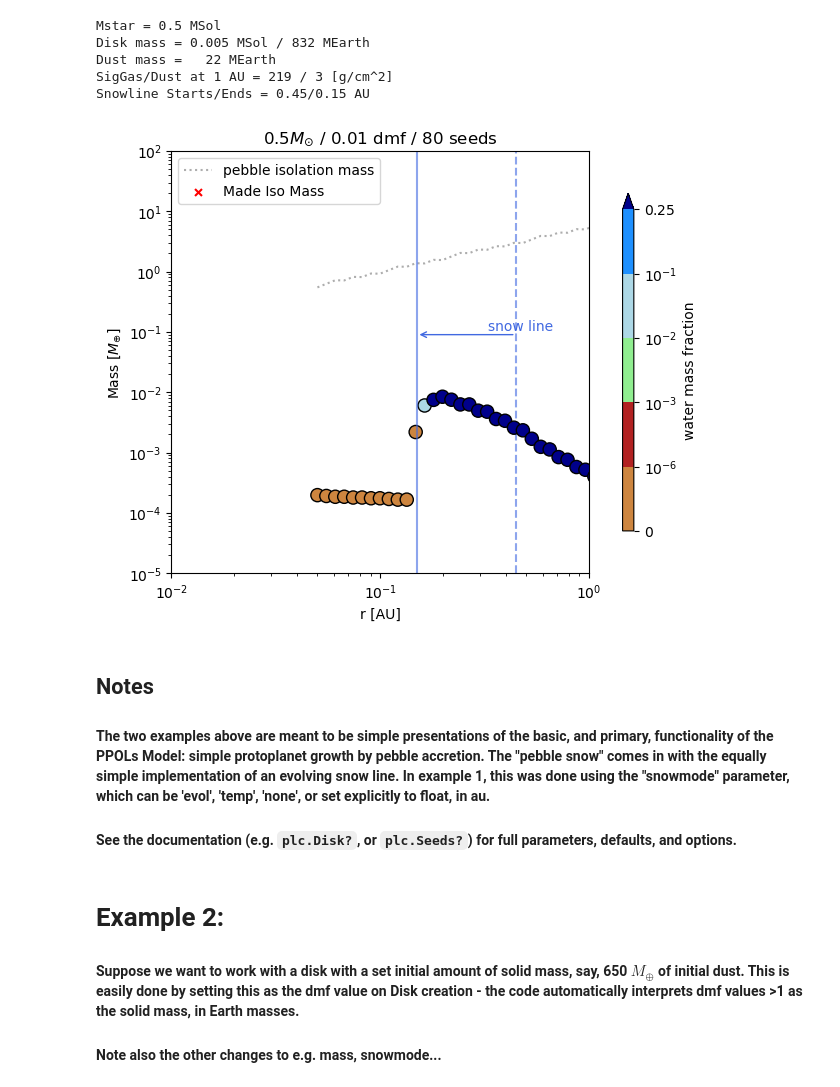
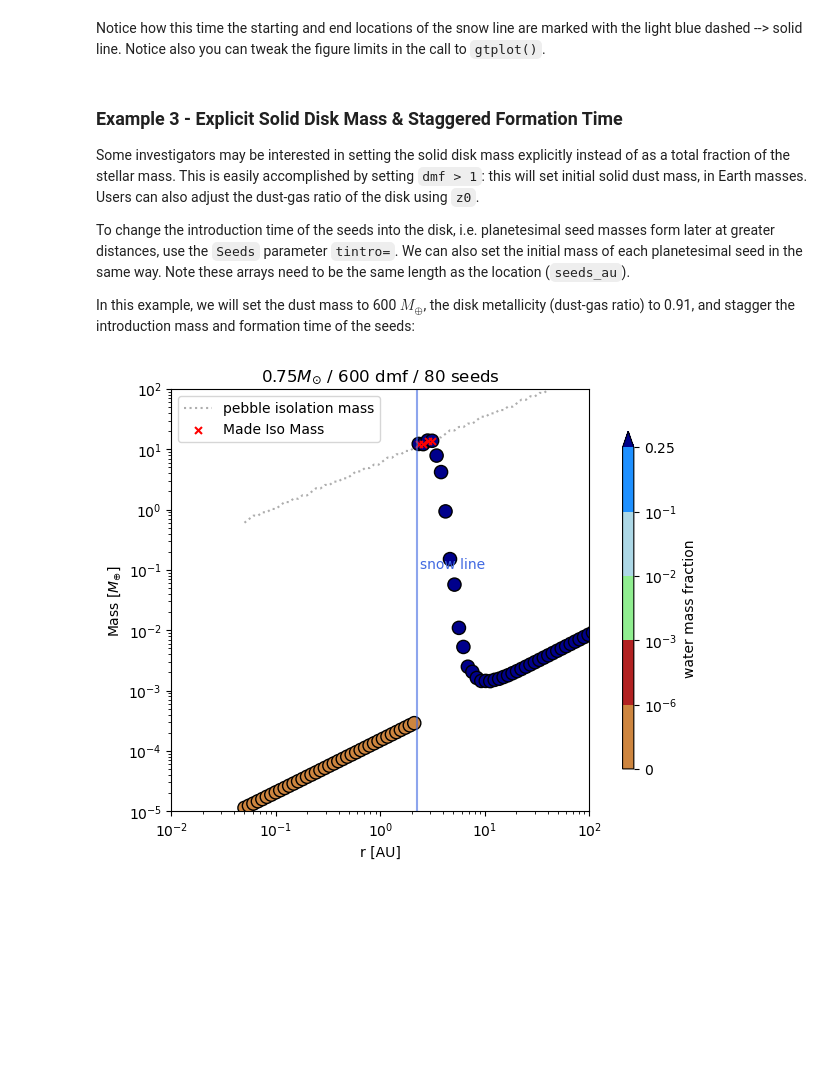
Before and after one commit to spmccloat/thePPOLSmodel, a Jupyter notebook: src/Tutorial.ipynb, the cells around one changed output. Drawn from its saved outputs; the diff is of its cells as text; code cells hidden in the pictures; blank space fills up the shorter version.

```diff
--- a/src/Tutorial.ipynb
+++ b/src/Tutorial.ipynb
@@ -64,24 +76,23 @@ seeds_2.grow()
-# %%
-disk_2.inspect()
-seeds_2.gtplot(ylim=[1e-5,1e2], xlim=[0.01,1])
-# %% [output]
-Mstar = 0.5 MSol
-Disk mass = 0.005 MSol / 832 MEarth
-Dust mass =   22 MEarth
-SigGas/Dust at 1 AU = 219 / 3 [g/cm^2]
-Snowline Starts/Ends = 0.45/0.15 AU
-[figure, removed]
-# %% [markdown]
-## Notes
-#### The two examples above are meant to be simple presentations of the basic, and primary, functionality of the PPOLs Model: simple protoplanet growth by pebble accretion. The "pebble snow" comes in with the equally simple implementation of an evolving snow line. In example 1, this was done using the "snowmode" parameter, which can be 'evol', 'temp', 'none', or set explicitly to float, in au.
-
-#### See the documentation (e.g. `plc.Disk?`, or `plc.Seeds?`) for full parameters, defaults, and options.
+# %% [markdown]
+Notice how this time the starting and end locations of the snow line are marked with the light blue dashed --> solid line.
+Notice also you can tweak the figure limits in the call to `gtplot()`.
 # %% [markdown]
-# Example 2:
-#### Suppose we want to work with a disk with a set initial amount of solid mass, say, 650 $M_{\oplus}$ of initial dust. This is easily done by setting this as the dmf value on Disk creation - the code automatically interprets dmf values >1 as the solid mass, in Earth masses.
+### Example 3 - Explicit Solid Disk Mass & Staggered Formation Time
+Some investigators may be interested in setting the solid disk mass explicitly instead of as a total fraction of the stellar mass. This is easily accomplished by setting `dmf > 1`: this will set initial solid dust mass, in Earth masses. Users can also adjust the dust-gas ratio of the disk using `z0`.
 
-#### Note also the other changes to e.g. mass, snowmode...
+To change the introduction time of the seeds into the disk, i.e. planetesimal seed masses form later at greater distances, use the `Seeds` parameter `tintro=`. We can also set the initial mass of each planetesimal seed in the same way. Note these arrays need to be the same length as the location (`seeds_au`).
+
+In this example, we will set the dust mass to 600 $M_{\oplus}$, the disk metallicity (dust-gas ratio) to 0.91, and stagger the introduction mass and formation time of the seeds:
 # %%
-anotherdisk = plc.Disk(dmf=650, MSol=0.78, snowmode=5.2)
-moreseeds = plc.Seeds(disk=anotherdisk, seeds_au=newpos, mass=5e-3)
-moreseeds.grow()
+disk_3 = plc.Disk(MSol=0.75, dmf=600, z0=0.91, snowmode='temp')
+
+n = 80  # the number of seeds
+seeds_au_3 = np.geomspace(0.05, 120, n)
+mass_3 = np.geomspace(1e-5, 1e-2, n)
+tintro = np.geomspace(1e3, 5e5, n)
+seeds_3 = plc.Seeds(disk=disk_3, seeds_au=seeds_au_3, mass=mass_3, tintro=tintro)
+
+seeds_3.grow()
+seeds_3.gtplot(ylim=[1e-5,1e2], xlim=[0.01,100])
+# %% [output]
+[figure, added]
```
Also changed, not shown: parts of 18 cells of this notebook, 6 other files.
